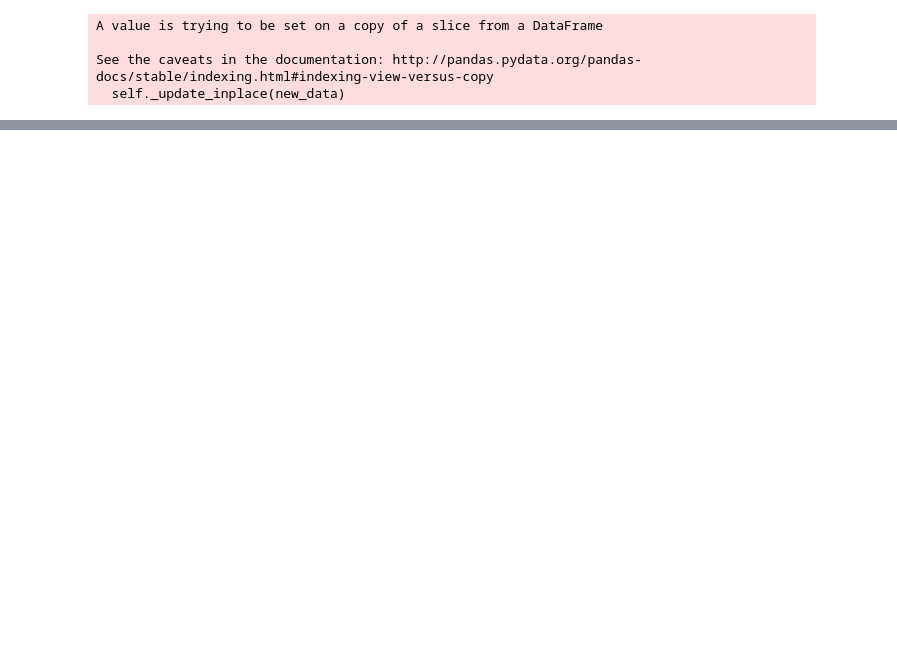
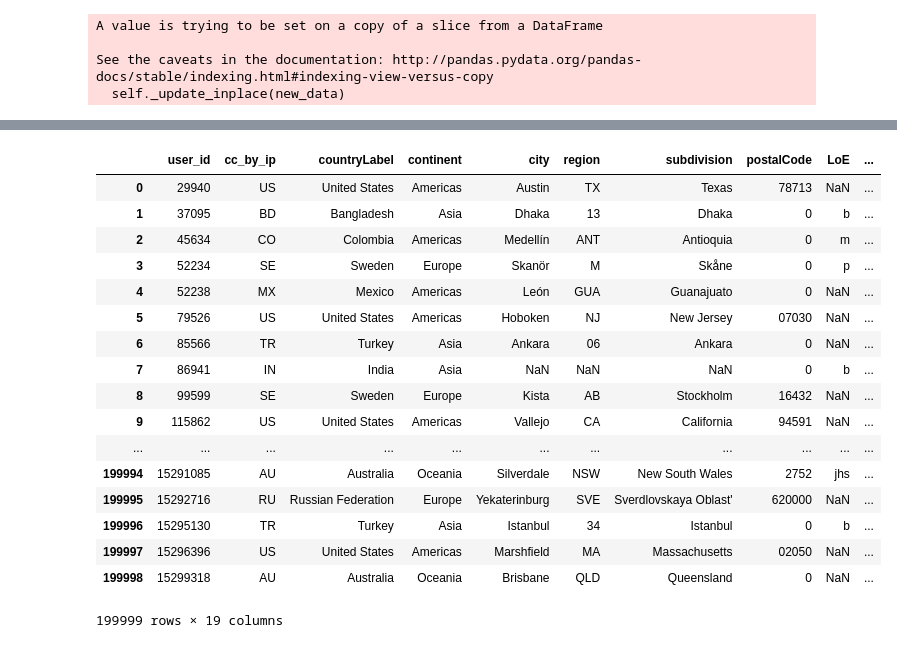
Before and after one commit to tmaounis/apcomp221-pset1, a Jupyter notebook: k_anonymity.ipynb, the cells around one changed output, grey strips where cells are left out. Drawn from its saved outputs; the diff is of its cells as text; code cells hidden in the pictures; blank space fills up the shorter version.

```diff
--- a/k_anonymity.ipynb
+++ b/k_anonymity.ipynb
@@ -108,0 +103,21 @@ See the caveats in the documentation: http://pandas.pydata.org/pandas-docs/stabl
+# %%
+df_qis
+# %% [output]
+|  | user_id | cc_by_ip | countryLabel | continent | city | region | subdivision | postalCode | LoE | ... |
+| 0 | 29940 | US | United States | Americas | Austin | TX | Texas | 78713 | NaN | ... |
+| 1 | 37095 | BD | Bangladesh | Asia | Dhaka | 13 | Dhaka | 0 | b | ... |
+| 2 | 45634 | CO | Colombia | Americas | Medellín | ANT | Antioquia | 0 | m | ... |
+| 3 | 52234 | SE | Sweden | Europe | Skanör | M | Skåne | 0 | p | ... |
+| 4 | 52238 | MX | Mexico | Americas | León | GUA | Guanajuato | 0 | NaN | ... |
+| 5 | 79526 | US | United States | Americas | Hoboken | NJ | New Jersey | 07030 | NaN | ... |
+| 6 | 85566 | TR | Turkey | Asia | Ankara | 06 | Ankara | 0 | NaN | ... |
+| 7 | 86941 | IN | India | Asia | NaN | NaN | NaN | 0 | b | ... |
+| 8 | 99599 | SE | Sweden | Europe | Kista | AB | Stockholm | 16432 | NaN | ... |
+| 9 | 115862 | US | United States | Americas | Vallejo | CA | California | 94591 | NaN | ... |
+| ... | ... | ... | ... | ... | ... | ... | ... | ... | ... | ... |
+| 199994 | 15291085 | AU | Australia | Oceania | Silverdale | NSW | New South Wales | 2752 | jhs | ... |
+| 199995 | 15292716 | RU | Russian Federation | Europe | Yekaterinburg | SVE | Sverdlovskaya Oblast' | 620000 | NaN | ... |
+| 199996 | 15295130 | TR | Turkey | Asia | Istanbul | 34 | Istanbul | 0 | b | ... |
+| 199997 | 15296396 | US | United States | Americas | Marshfield | MA | Massachusetts | 02050 | NaN | ... |
+| 199998 | 15299318 | AU | Australia | Oceania | Brisbane | QLD | Queensland | 0 | NaN | ... |
+199999 rows × 19 columns
```
Also changed, not shown: parts of 9 cells of this notebook, 1 other file.
